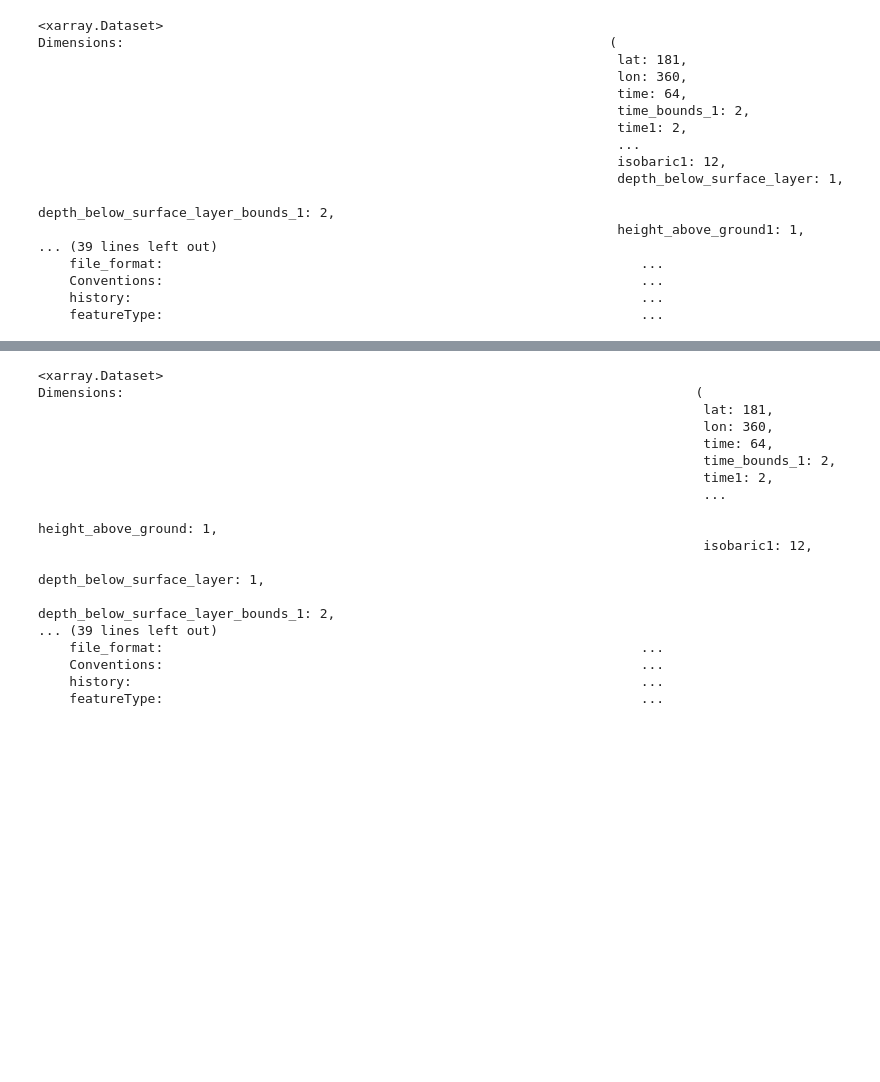
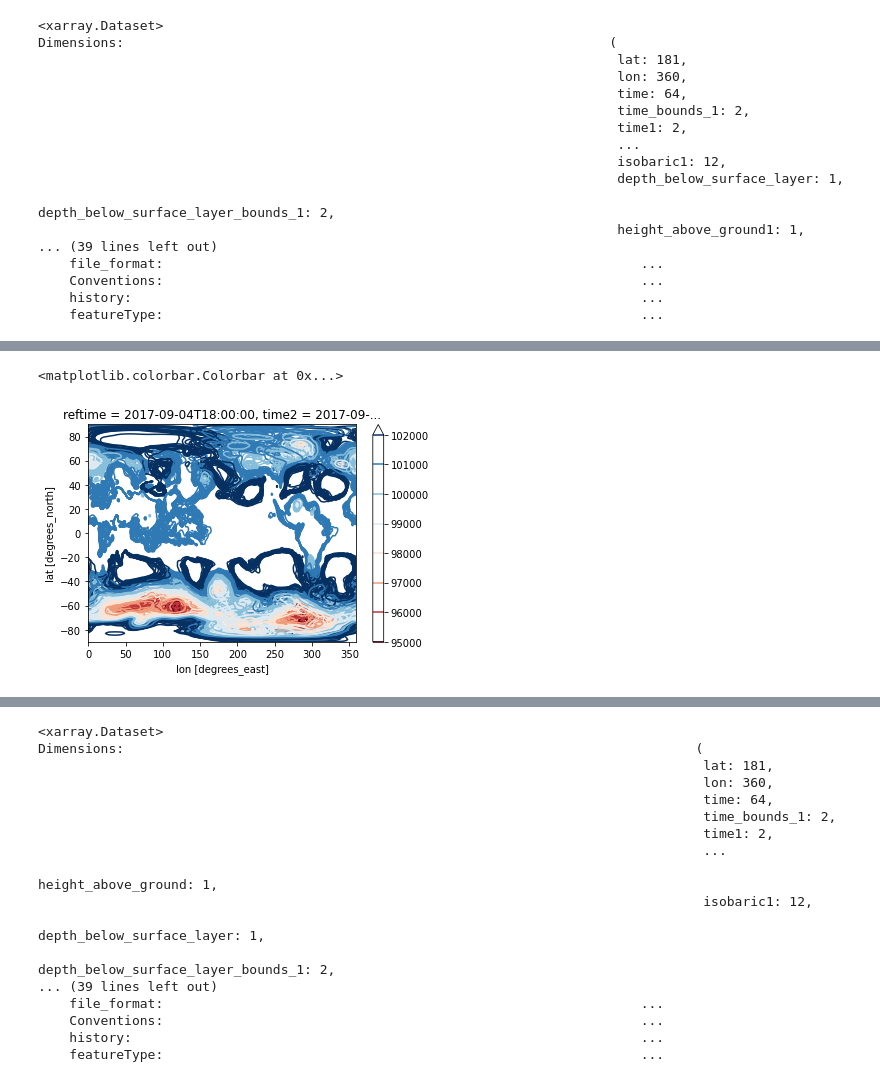
Before and after one commit to MPOcanes/MPO624_2022, a Jupyter notebook: Notebooks/Read_Irma_Ensembles_OpenDAP.ipynb, the cells around one changed output, grey strips where cells are left out. Drawn from its saved outputs; the diff is of its cells as text; code cells hidden in the pictures; blank space fills up the shorter version.

```diff
--- a/Notebooks/Read_Irma_Ensembles_OpenDAP.ipynb
+++ b/Notebooks/Read_Irma_Ensembles_OpenDAP.ipynb
@@ -42,0 +65,9 @@ Dimensions:                                                              (
+# %%
+# spaghetti plot at lead time 20 steps (5 days)
+for iens in range(21):
+    contours = ds_ens.Pressure_reduced_to_MSL_msl_ens[20][iens].plot.contour(cmap='RdBu',vmin=95000,vmax=102000,levels=8)
+
+plt.colorbar(contours)
+# %% [output]
+<matplotlib.colorbar.Colorbar at 0x...>
+[figure, added]
```
Also changed, not shown: parts of 5 cells of this notebook, 1 other file.
